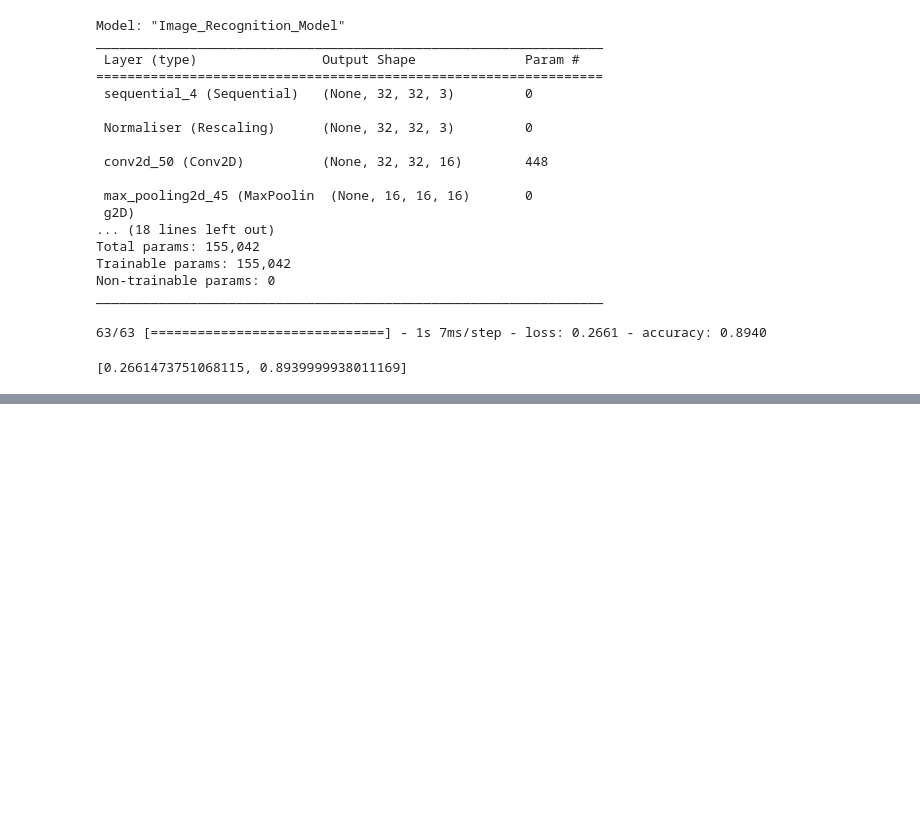
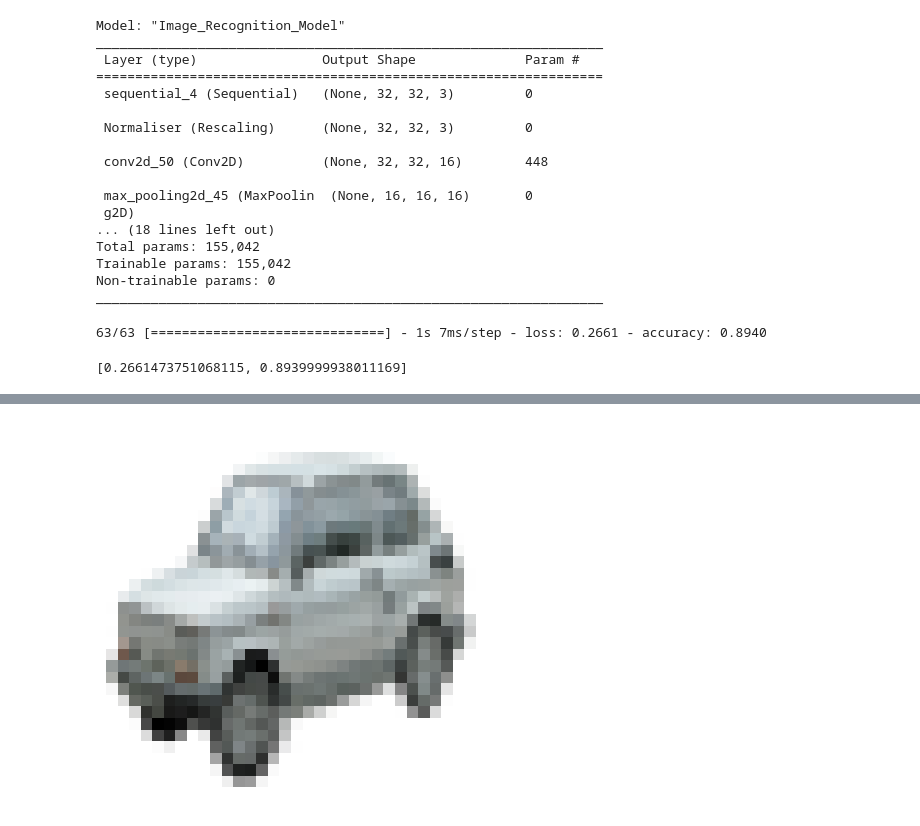
Before and after one commit to aguo921/2022-Phase-3, a Jupyter notebook: data-science/skeleton-code/use-model.ipynb, the cells around one changed output, grey strips where cells are left out. Cells and saved outputs as stored; diff of their text form; code cells hidden in the pictures; blank space fills up the shorter version.

```diff
--- a/data-science/skeleton-code/use-model.ipynb
+++ b/data-science/skeleton-code/use-model.ipynb
@@ -137,0 +147,3 @@ This image is most likely a plane with 99.79 percent confidence.
+# %%
+evaluate_image(model, "https://images.freeimages.com/images/large-previews/e07/car-1568850.jpg")
+# %% [output]
@@ -137,0 +152 @@ This image is most likely a plane with 99.79 percent confidence.
+[figure, added]
```
Also changed, not shown: parts of 15 cells of this notebook.
